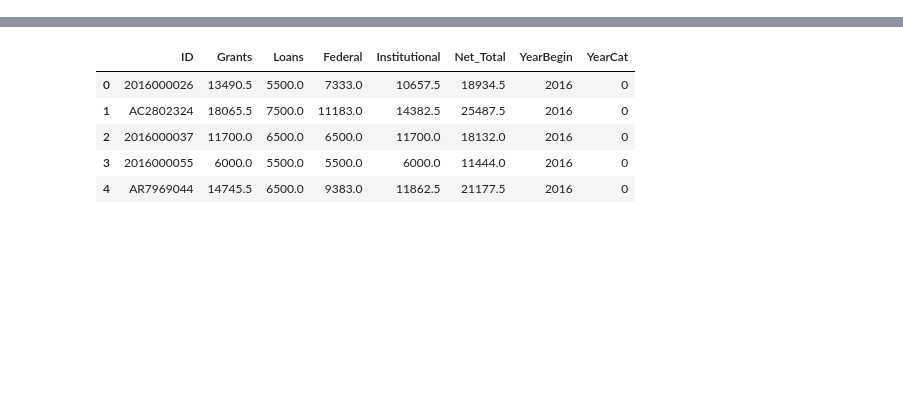
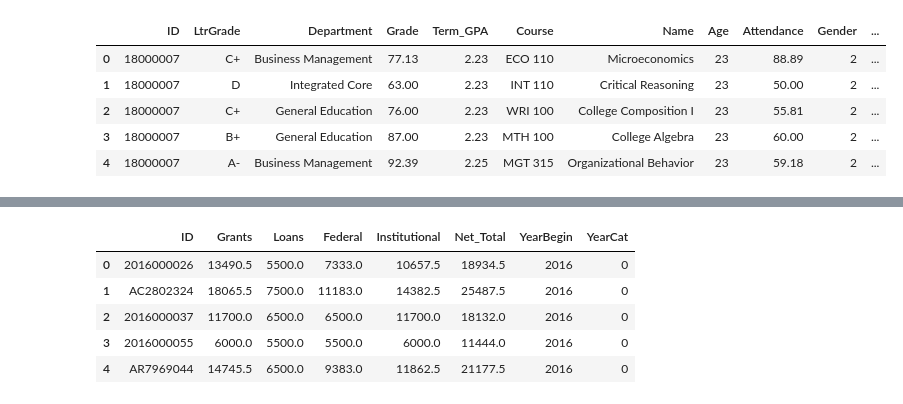
Before and after one commit to sherirosalia/School_Prediction_Modeling, a Jupyter notebook: Train_Test.ipynb, the cells around one changed output, grey strips where cells are left out. Saved outputs shown, nothing was run; the diff lists cells and outputs as text; code cells hidden in the pictures; blank space fills up the shorter version.

```diff
--- a/Train_Test.ipynb
+++ b/Train_Test.ipynb
@@ -25,0 +48,10 @@ academic.head()
+# %%
+academic = academic.assign(ProfClassCount=(academic['ProfID']).astype('category').cat.codes)
+academic.head()
+# %% [output]
+|  | ID | LtrGrade | Department | Grade | Term_GPA | Course | Name | Age | Attendance | Gender | ... |
+| 0 | 18000007 | C+ | Business Management | 77.13 | 2.23 | ECO 110 | Microeconomics | 23 | 88.89 | 2 | ... |
+| 1 | 18000007 | D | Integrated Core | 63.00 | 2.23 | INT 110 | Critical Reasoning | 23 | 50.00 | 2 | ... |
+| 2 | 18000007 | C+ | General Education | 76.00 | 2.23 | WRI 100 | College Composition I | 23 | 55.81 | 2 | ... |
+| 3 | 18000007 | B+ | General Education | 87.00 | 2.23 | MTH 100 | College Algebra | 23 | 60.00 | 2 | ... |
+| 4 | 18000007 | A- | Business Management | 92.39 | 2.25 | MGT 315 | Organizational Behavior | 23 | 59.18 | 2 | ... |
```
Also changed, not shown: parts of 45 cells of this notebook, 6 other files.
